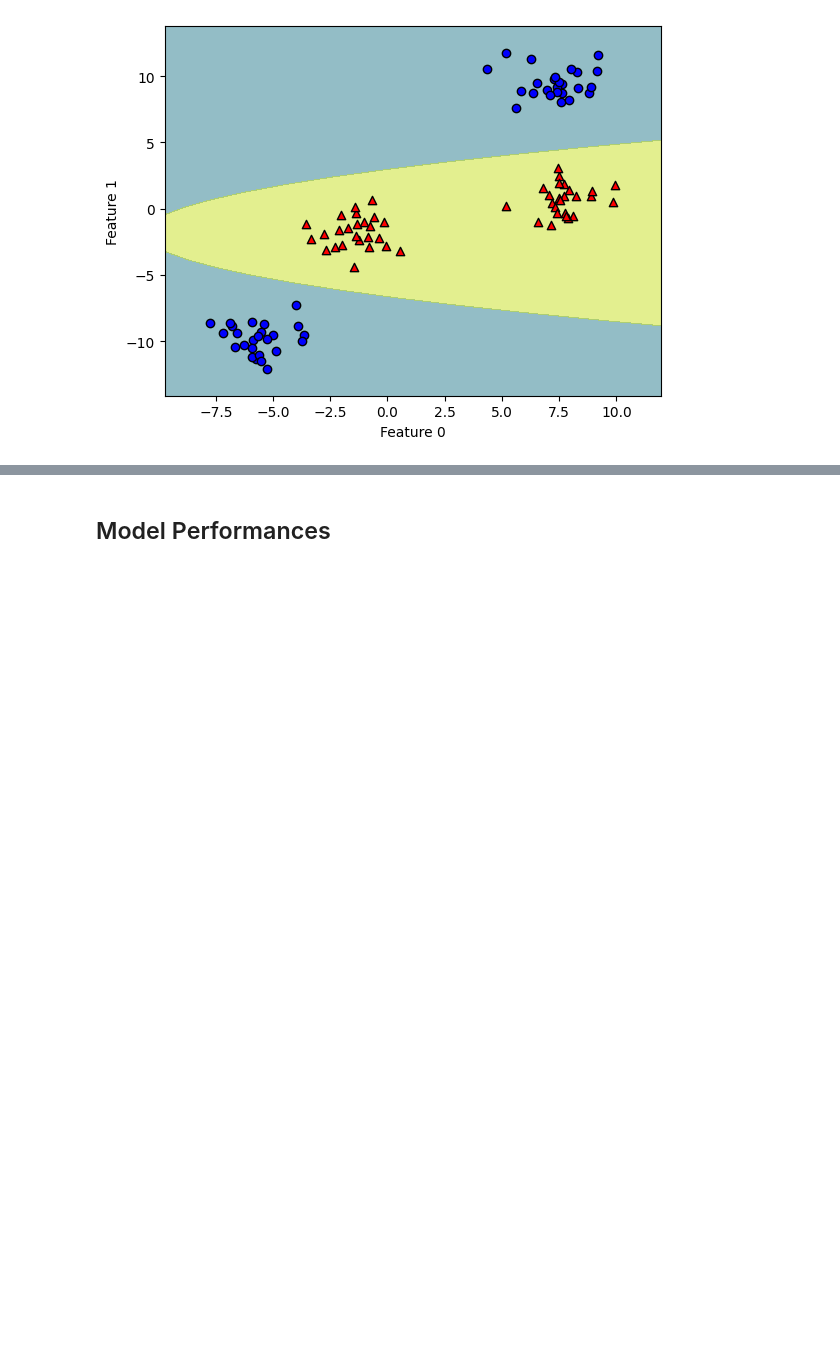
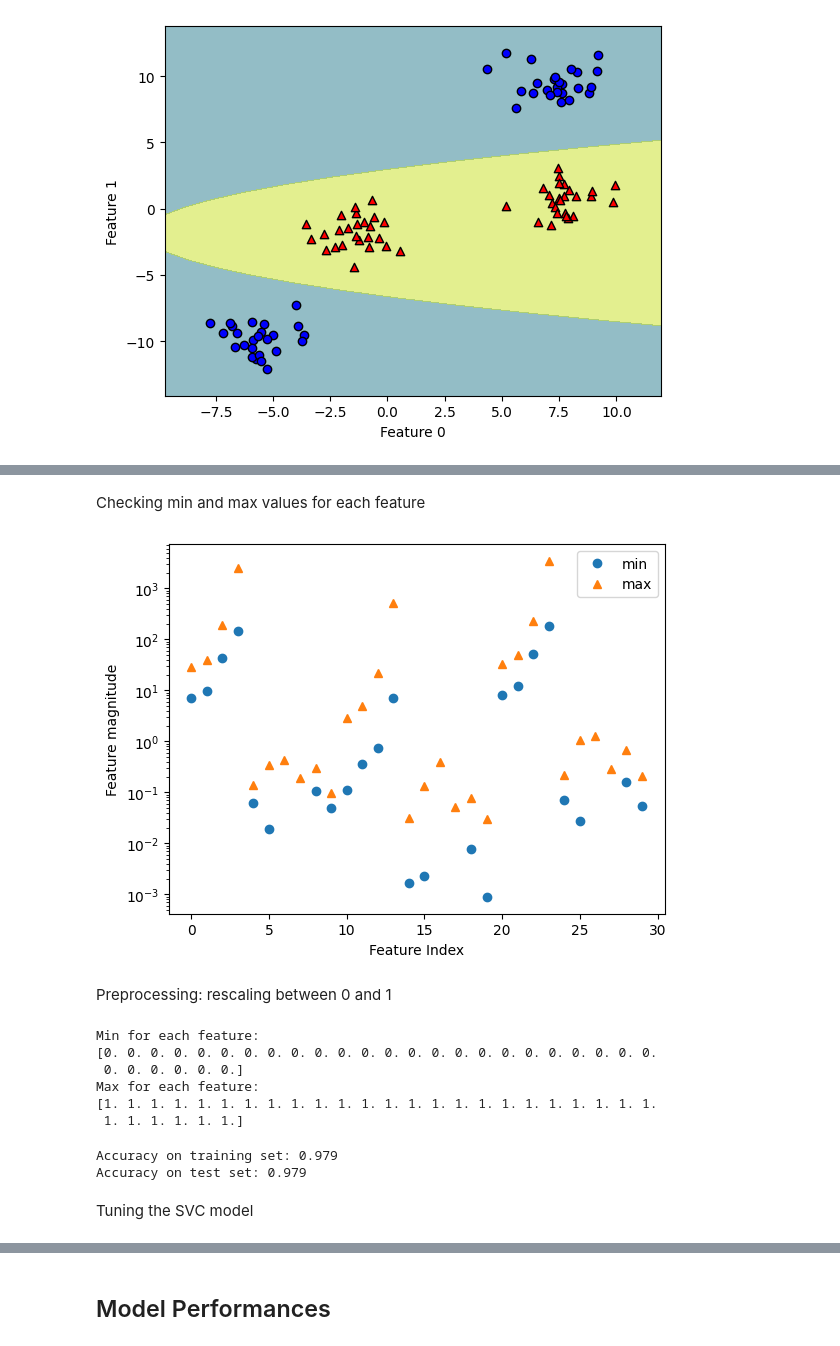
Before and after one commit to abhaykukade/ml_model_evaluation, a Jupyter notebook: supervised_classification.ipynb, the cells around one changed output, grey strips where cells are left out. Cells and saved outputs as stored; diff of their text form; code cells hidden in the pictures; blank space fills up the shorter version.

```diff
--- a/supervised_classification.ipynb
+++ b/supervised_classification.ipynb
@@ -618,0 +692,29 @@ Text(0, 0.5, 'Feature 1')
+# %% [markdown]
+Checking min and max values for each feature
+# %%
+plt.plot(X_train.min(axis=0), 'o', label='min')
+plt.plot(X_train.max(axis=0), '^', label='max')
+plt.legend()
+plt.xlabel("Feature Index")
+plt.ylabel("Feature magnitude")
+plt.yscale("log")
+# %% [output]
+[figure, added]
+# %% [markdown]
+Preprocessing: rescaling between 0 and 1
+# %%
+min_per_feature = X_train.min(axis=0)
+
+range_per_feature = X_train.max(axis=0) - X_train.min(axis=0)
+
+X_train_scaled = (X_train - min_per_feature) / range_per_feature
+
+print(f'Min for each feature:\n{X_train_scaled.min(axis=0)}')
+print(f'Max for each feature:\n{X_train_scaled.max(axis=0)}')
+# %% [output]
+Min for each feature:
+[0. 0. 0. 0. 0. 0. 0. 0. 0. 0. 0. 0. 0. 0. 0. 0. 0. 0. 0. 0. 0. 0. 0. 0.
+ 0. 0. 0. 0. 0. 0.]
+Max for each feature:
+[1. 1. 1. 1. 1. 1. 1. 1. 1. 1. 1. 1. 1. 1. 1. 1. 1. 1. 1. 1. 1. 1. 1. 1.
+ 1. 1. 1. 1. 1. 1.]
@@ -618,0 +723,9 @@ Text(0, 0.5, 'Feature 1')
+# %%
+svc = SVC()
+svc.fit(X_train_scaled, y_train)
+
+print(f"Accuracy on training set: {svc.score(X_train_scaled, y_train):.3f}")
+print(f"Accuracy on test set: {svc.score(X_test_scaled, y_test):.3f}")
+# %% [output]
+Accuracy on training set: 0.979
+Accuracy on test set: 0.979
@@ -618,0 +736,2 @@ Text(0, 0.5, 'Feature 1')
+# %% [markdown]
+Tuning the SVC model
```
Also changed, not shown: parts of 21 cells of this notebook.
